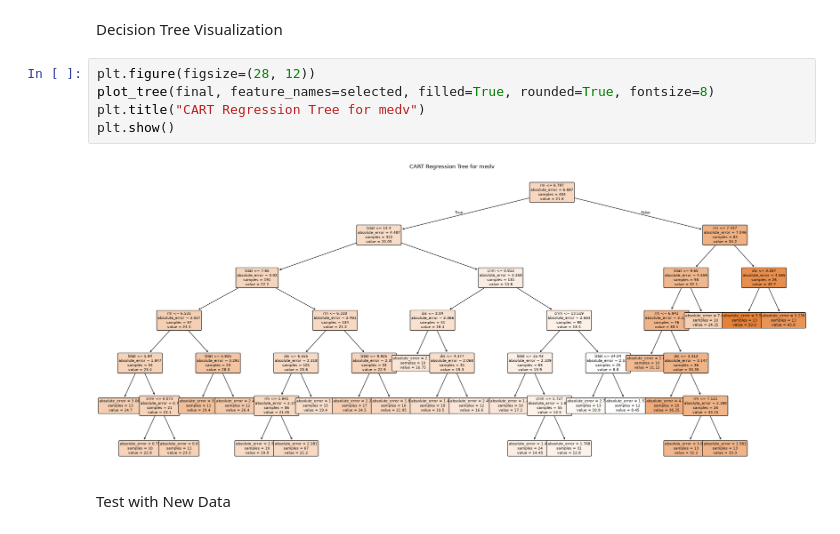
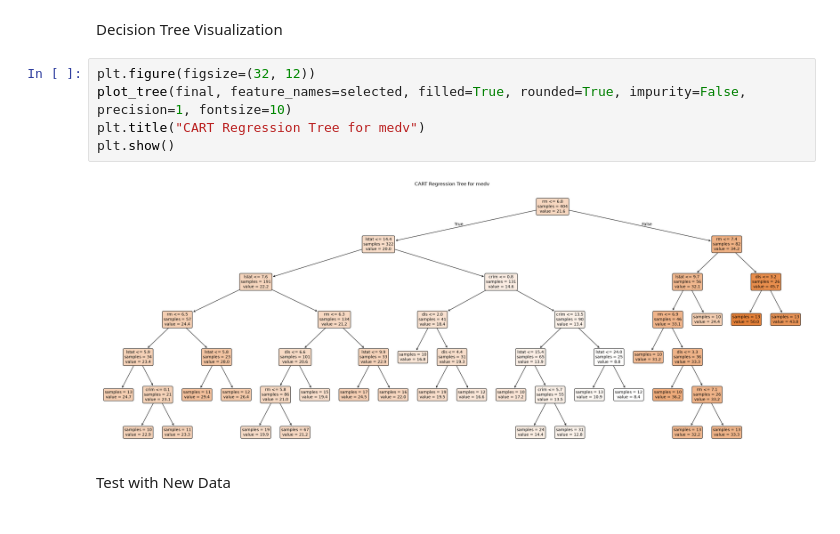
Before and after one commit to Dawngend/School-Works, a Jupyter notebook: Machine Learning Algorithm/PAMESA - CART Decision Tree.ipynb, the cells around one changed output. Drawn from its saved outputs; the diff is of its cells as text.

Commit message:
Update CART Decision Tree notebook: final run with findings
Co-Authored-By: Claude Sonnet 5.5 <noreply@anthropic.com>

```diff
--- a/Machine Learning Algorithm/PAMESA - CART Decision Tree.ipynb
+++ b/Machine Learning Algorithm/PAMESA - CART Decision Tree.ipynb
@@ -319,12 +319,12 @@ Test RMSE : 4.273
 # %% [markdown]
 Decision Tree Visualization
 # %%
-plt.figure(figsize=(28, 12))
-plot_tree(final, feature_names=selected, filled=True, rounded=True, fontsize=8)
+plt.figure(figsize=(32, 12))
+plot_tree(final, feature_names=selected, filled=True, rounded=True, impurity=False, precision=1, fontsize=10)
 plt.title("CART Regression Tree for medv")
 plt.show()
 # %% [output]
-[figure, old version]
+[figure, new version]
 # %% [markdown]
 Test with New Data
 # %%
```
